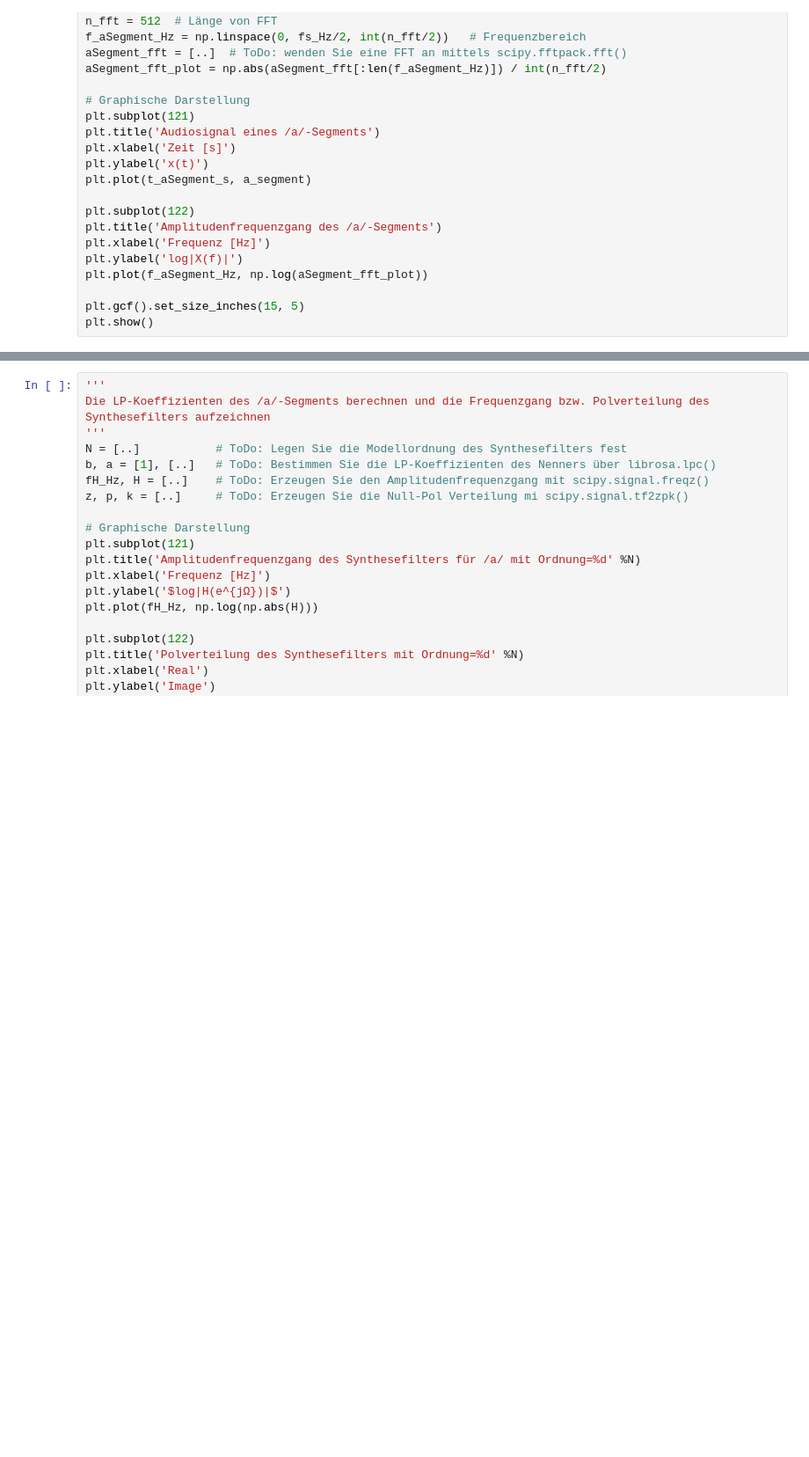
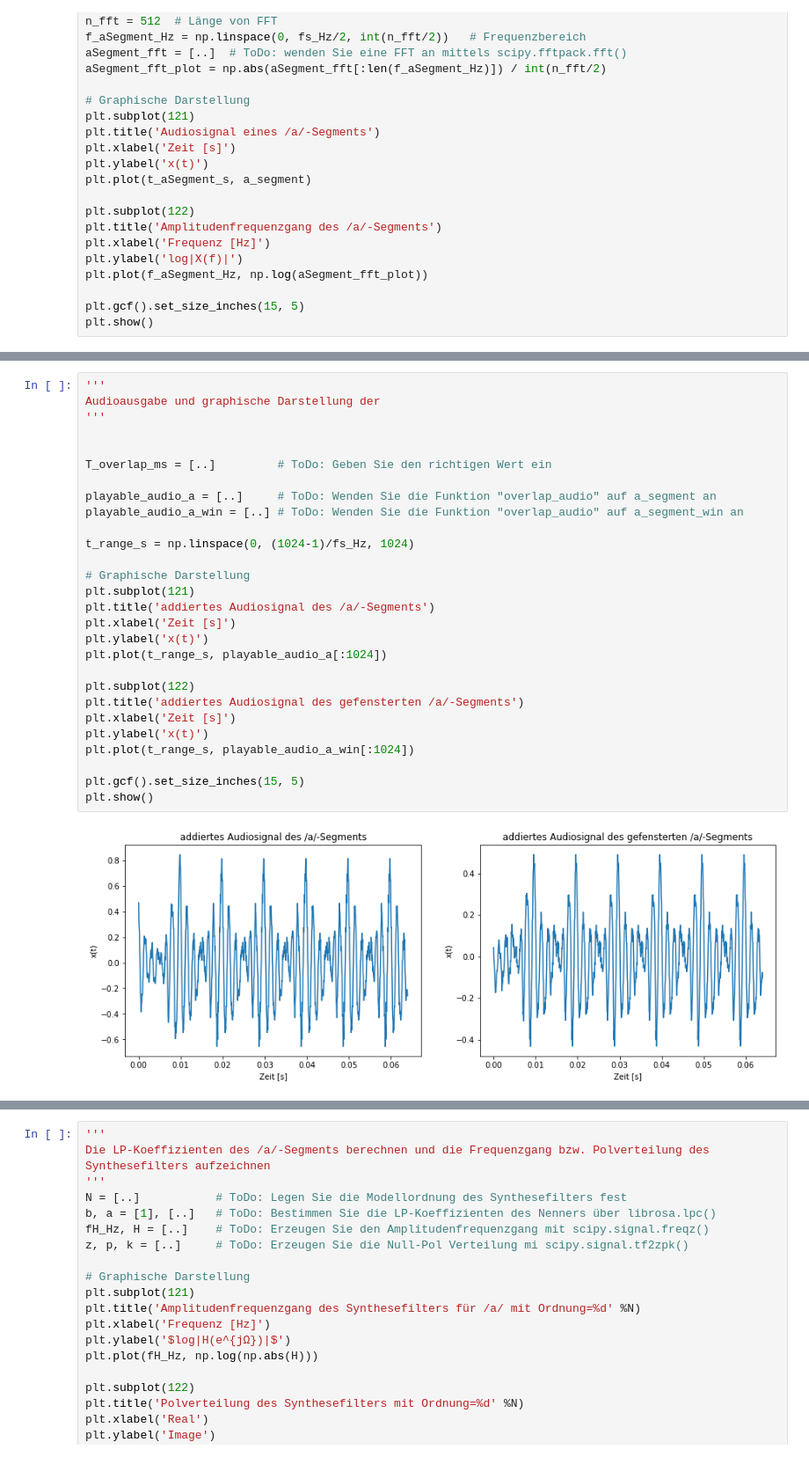
Before and after one commit to TUD-STKS/tud-sv, a Jupyter notebook: Thema-2-Messung der Übertragungsfunktion/2.2 - LPC.ipynb, the cells around one changed output, grey strips where cells are left out. Shown at 88% size. Drawn from its saved outputs; the diff is of its cells as text; blank space fills up the shorter version.

```diff
--- a/Thema-2-Messung der Übertragungsfunktion/2.2 - LPC.ipynb
+++ b/Thema-2-Messung der Übertragungsfunktion/2.2 - LPC.ipynb
@@ -443,0 +400,30 @@ Dieser soll zunächst für das  /a/-Segment mit einer Filterordnung der Größe
+# %%
+'''
+Audioausgabe und graphische Darstellung der
+'''
+
+
+T_overlap_ms = [..]         # ToDo: Geben Sie den richtigen Wert ein
+
+playable_audio_a = [..]     # ToDo: Wenden Sie die Funktion "overlap_audio" auf a_segment an
+playable_audio_a_win = [..] # ToDo: Wenden Sie die Funktion "overlap_audio" auf a_segment_win an
+
+t_range_s = np.linspace(0, (1024-1)/fs_Hz, 1024)
+
+# Graphische Darstellung
+plt.subplot(121)
+plt.title('addiertes Audiosignal des /a/-Segments')
+plt.xlabel('Zeit [s]')
+plt.ylabel('x(t)')
+plt.plot(t_range_s, playable_audio_a[:1024])
+
+plt.subplot(122)
+plt.title('addiertes Audiosignal des gefensterten /a/-Segments')
+plt.xlabel('Zeit [s]')
+plt.ylabel('x(t)')
+plt.plot(t_range_s, playable_audio_a_win[:1024])
+
+plt.gcf().set_size_inches(15, 5)
+plt.show()
+# %% [output]
+[figure, added]
```
Also changed, not shown: parts of 61 cells of this notebook.
